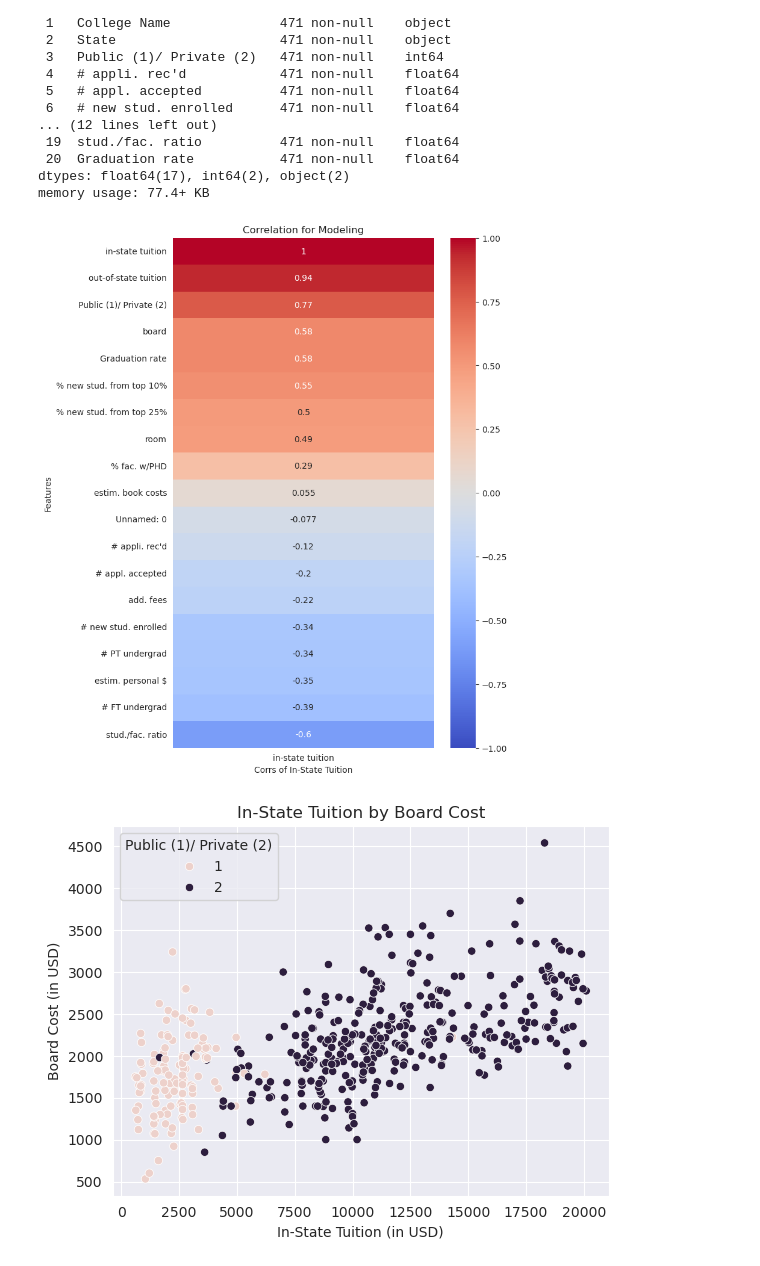
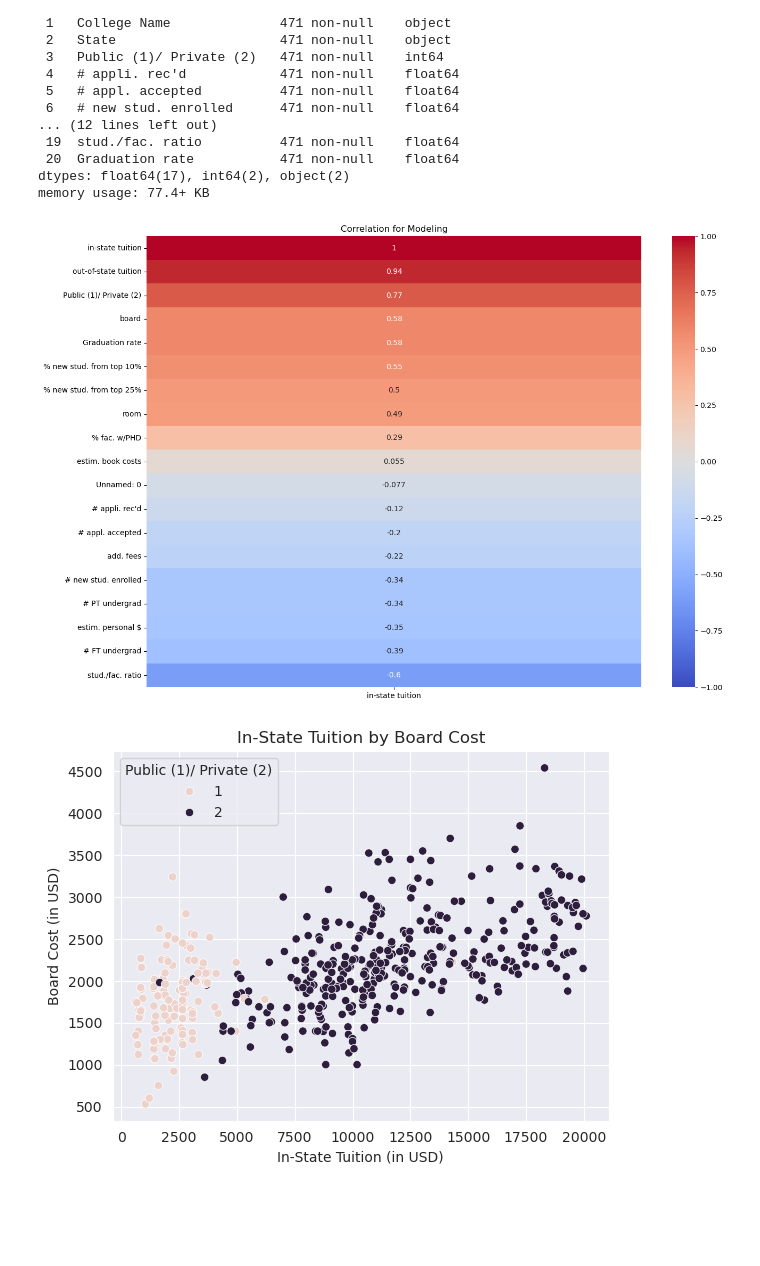
Before and after one commit to doerayme1224-bot/Higher_Education_Analysis, a Jupyter notebook: main.ipynb, the cells around one changed output. Saved outputs shown, nothing was run; the diff lists cells and outputs as text; code cells hidden in the pictures; blank space fills up the shorter version.

```diff
--- a/main.ipynb
+++ b/main.ipynb
@@ -90,19 +90,17 @@ memory usage: 77.4+ KB
 # %%
 sns.set_style('darkgrid')
 # %%
-plt.figure(figsize= (7, 11))
+plt.figure(figsize= (15, 11))
 sns.heatmap(data.corr(numeric_only= True)[['in-state tuition']].sort_values(by = 'in-state tuition', ascending = False),
            annot = True,
            vmin = -1,
            vmax = 1,
            cmap = 'coolwarm')
 plt.title('Correlation for Modeling')
-plt.xlabel('Corrs of In-State Tuition')
-plt.ylabel('Features')
 plt.savefig('Model_Visuals/correlation_of_tuition_and_features.png')
 # making a heatmap of the new csv to showcase correlations so that I can make good predictions
 # %% [output]
-[figure, old version]
+[figure, new version]
 # %%
 sns.scatterplot(data, x = 'in-state tuition', y = 'board',hue = 'Public (1)/ Private (2)')
 plt.title('In-State Tuition by Board Cost')
```
Also changed, not shown: 2 other files.
